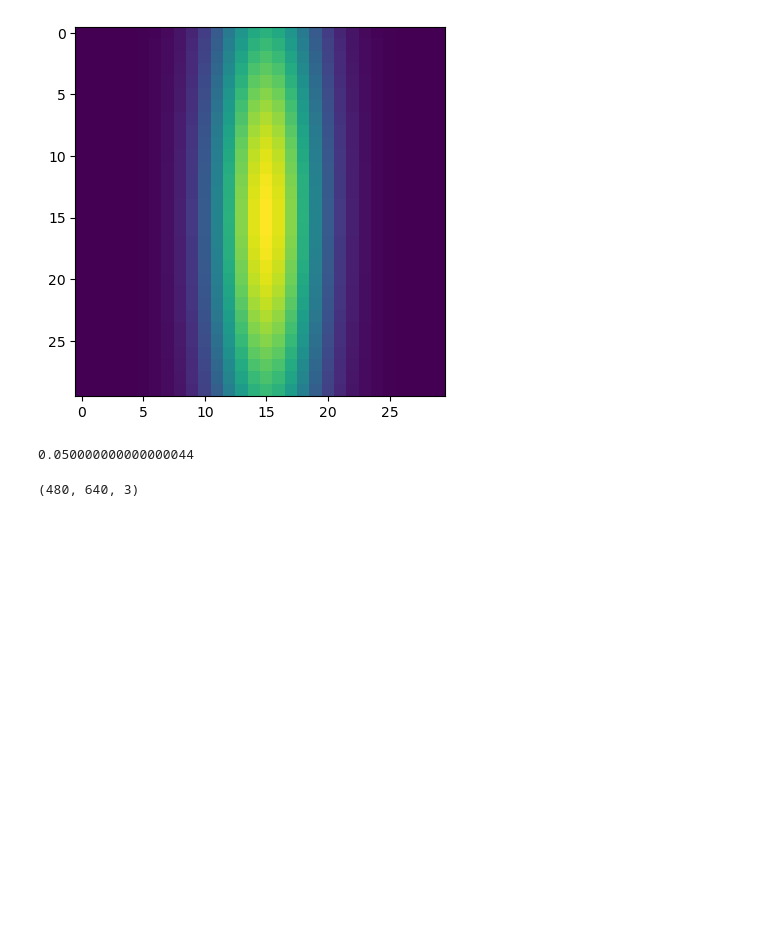
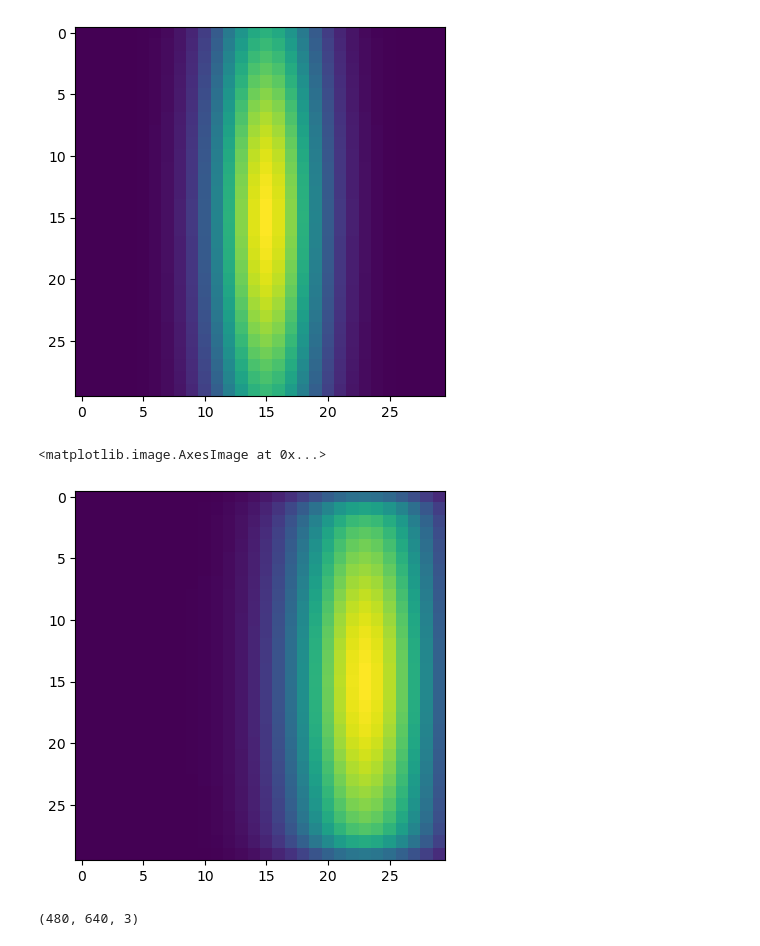
Before and after one commit to olivier-2018/duckietown-lx, a Jupyter notebook: state-estimation/notebooks/03-histogram-filter/histogram_filter.ipynb, the cells around one changed output. Cells and saved outputs as stored; diff of their text form; code cells hidden in the pictures; blank space fills up the shorter version.

```diff
--- a/state-estimation/notebooks/03-histogram-filter/histogram_filter.ipynb
+++ b/state-estimation/notebooks/03-histogram-filter/histogram_filter.ipynb
@@ -183,6 +180,10 @@ def histogram_predict(belief, left_encoder_ticks, right_encoder_ticks, grid_spec
     #d_t = grid_spec['d'] # replace this with something that adds the new odometry
     #phi_t = grid_spec['phi'] # replace this with something that adds the new odometry
 
+    # You may find the following code useful to find the current best heading estimate:
+    maxids = np.unravel_index(belief_in.argmax(), belief_in.shape)  # indices (i,j) of max belief
+    phi_max = grid_spec['phi_min'] + (maxids[1] + 0.5) * grid_spec['delta_phi'] # value of phi at max belief location
+
     # Calculate rotation on the wheels
     dphi_left = 2 * np.pi * left_encoder_ticks / robot_spec["encoder_resolution"]
     dphi_right = 2 * np.pi * right_encoder_ticks / robot_spec["encoder_resolution"]
@@ -192,16 +193,13 @@ def histogram_predict(belief, left_encoder_ticks, right_encoder_ticks, grid_spec
 
     # Evaluate bot lateral displacement (applies non-uniformely to D state, depends on Phi state)
     d_straight = robot_spec["wheel_radius"] * ( dphi_right + dphi_left) / 2
-    # d_lateral = d_straight * np.sin(grid_spec['phi']) # array
-    d_lateral = d_straight * np.sin(phi_bot) # scalar
+    #d_lateral = d_straight * np.sin(grid_spec['phi']) # array
+    d_lateral = d_straight * np.sin(phi_max) # scalar
 
-    maxids = np.unravel_index(belief_in.argmax(), belief_in.shape)  # indices (i,j) of max belief
-    phi_max = grid_spec['phi_min'] + (maxids[1] + 0.5) * grid_spec['delta_phi'] # value of phi at max belief location
-
-    # Update
-    #print(d_lateral)
+    # propagate each centroid
     d_t = grid_spec['d'] + d_lateral
     phi_t = grid_spec['phi'] + phi_bot
+
 
     # PRIOR belief
     p_belief = np.zeros(belief.shape)
@@ -388,20 +381,16 @@ imshow(belief)
 # %% [output]
 <matplotlib.image.AxesImage at 0x...>
 [figure]
-# %%
-# maxids = np.unravel_index(belief_in.argmax(), belief_in.shape)
-# phi_max = grid_spec['phi_min'] + (maxids[1] + 0.5) * grid_spec['delta_phi']
-maxids = np.unravel_index(belief.argmax(), belief.shape)
-grid_spec['phi_min'] + (maxids[1] + 0.5) * grid_spec['delta_phi']
-# %% [output]
-0.050000000000000044
 # %%
 # Now let's generate some fake encoder data and do one step of the prediction function:
 
-left = 10 # left ticks
+left = -10 # left ticks
 right = 20 # right ticks
 belief = histogram_predict(belief, left, right, grid_spec, robot_spec, cov_mask)
 imshow(belief)
+# %% [output]
+<matplotlib.image.AxesImage at 0x...>
+[figure, added]
 # %%
 img.shape
 # %% [output]
```
Also changed, not shown: parts of 4 cells of this notebook, 1 other file.
